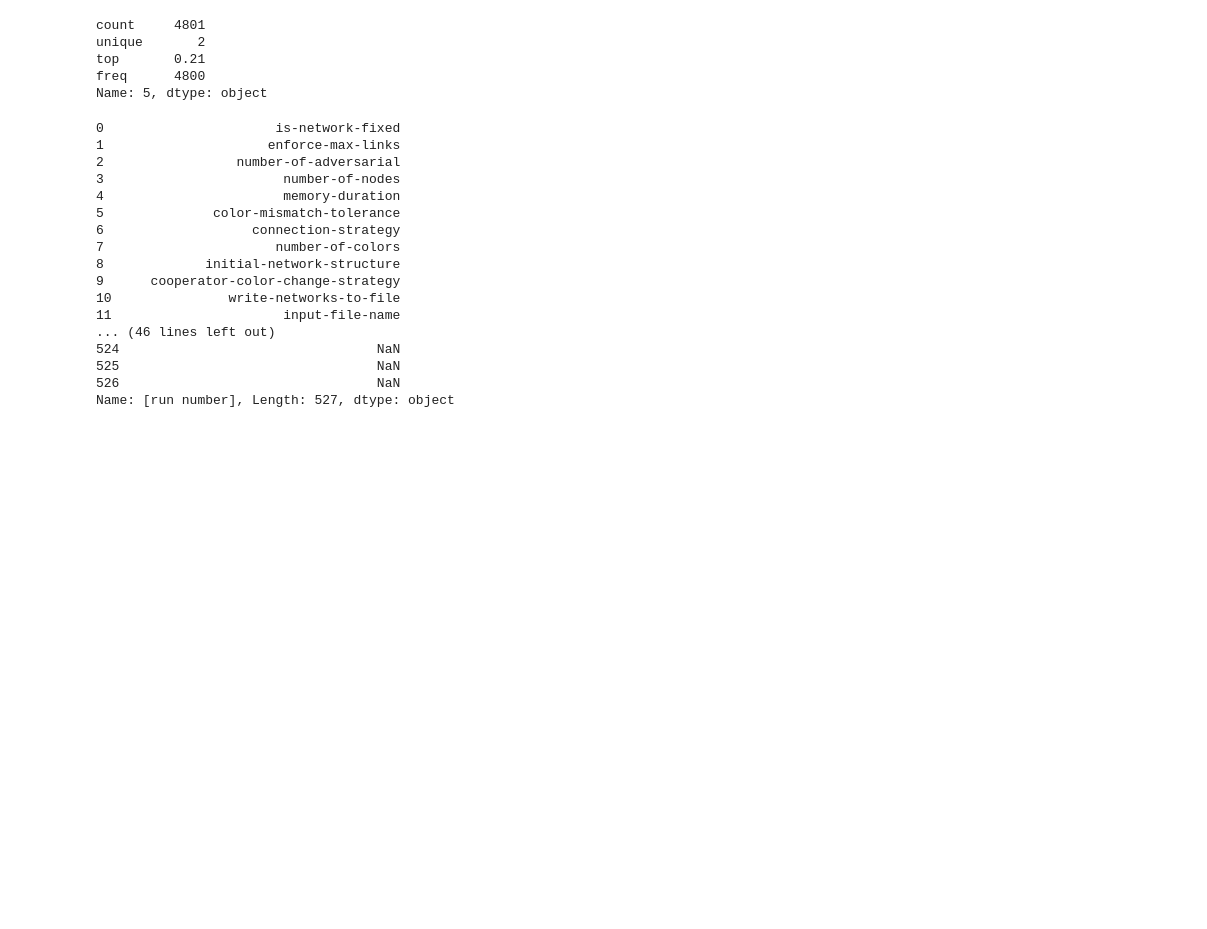
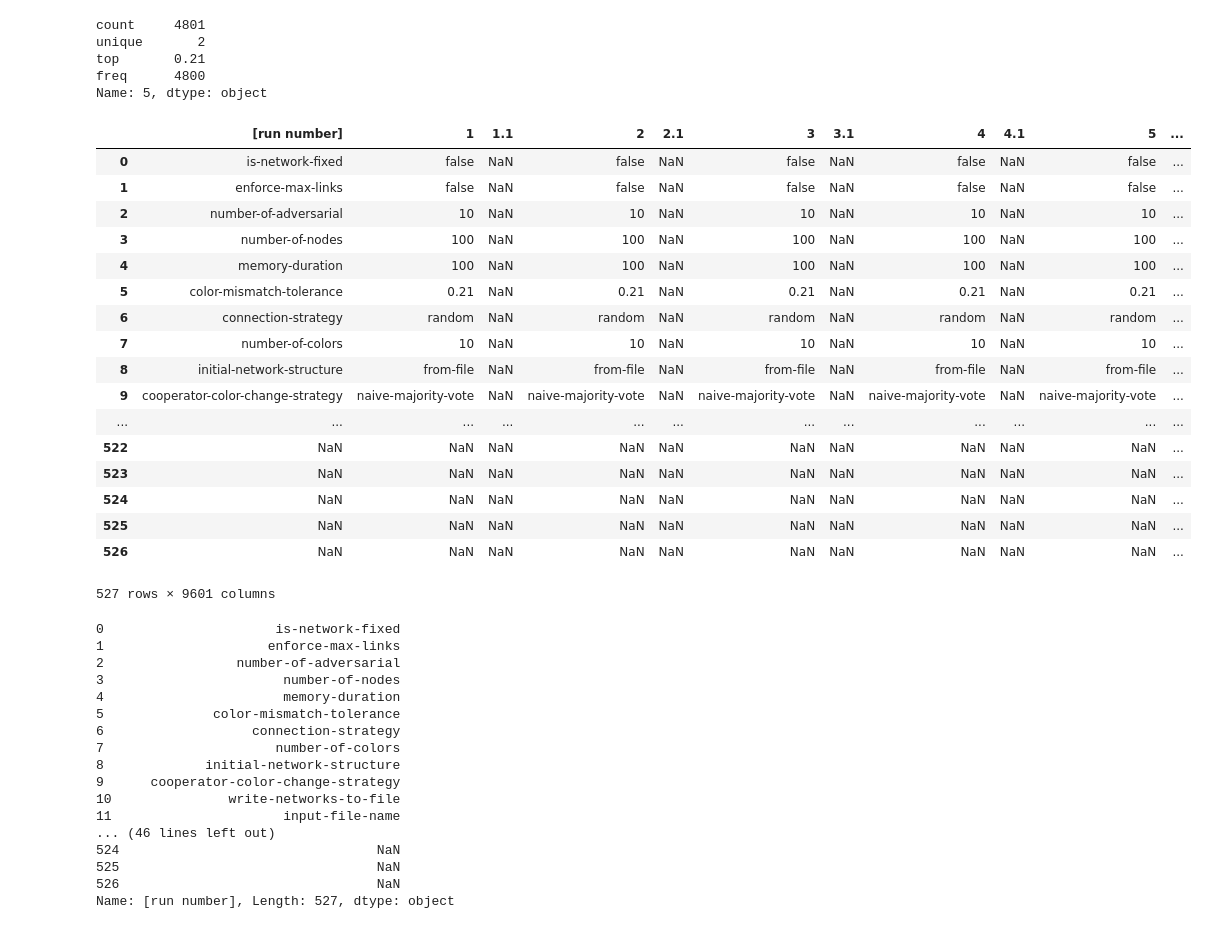
Before and after one commit to nicholson2208/mmss-thesis, a Jupyter notebook: SurvivalAnalysis.ipynb, the cells around one changed output. Cells and saved outputs as stored; diff of their text form; code cells hidden in the pictures; blank space fills up the shorter version.

```diff
--- a/SurvivalAnalysis.ipynb
+++ b/SurvivalAnalysis.ipynb
@@ -540,6 +623,27 @@ unique       2
 top       0.21
 freq      4800
 Name: 5, dtype: object
+# %%
+pd.read_csv("BehaviorSpace_output/cleaned_random_dis-spreadsheet.csv")
+# %% [output]
+|  | [run number] | 1 | 1.1 | 2 | 2.1 | 3 | 3.1 | 4 | 4.1 | 5 | ... |
+| 0 | is-network-fixed | false | NaN | false | NaN | false | NaN | false | NaN | false | ... |
+| 1 | enforce-max-links | false | NaN | false | NaN | false | NaN | false | NaN | false | ... |
+| 2 | number-of-adversarial | 10 | NaN | 10 | NaN | 10 | NaN | 10 | NaN | 10 | ... |
+| 3 | number-of-nodes | 100 | NaN | 100 | NaN | 100 | NaN | 100 | NaN | 100 | ... |
+| 4 | memory-duration | 100 | NaN | 100 | NaN | 100 | NaN | 100 | NaN | 100 | ... |
+| 5 | color-mismatch-tolerance | 0.21 | NaN | 0.21 | NaN | 0.21 | NaN | 0.21 | NaN | 0.21 | ... |
+| 6 | connection-strategy | random | NaN | random | NaN | random | NaN | random | NaN | random | ... |
+| 7 | number-of-colors | 10 | NaN | 10 | NaN | 10 | NaN | 10 | NaN | 10 | ... |
+| 8 | initial-network-structure | from-file | NaN | from-file | NaN | from-file | NaN | from-file | NaN | from-file | ... |
+| 9 | cooperator-color-change-strategy | naive-majority-vote | NaN | naive-majority-vote | NaN | naive-majority-vote | NaN | naive-majority-vote | NaN | naive-majority-vote | ... |
+| ... | ... | ... | ... | ... | ... | ... | ... | ... | ... | ... | ... |
+| 522 | NaN | NaN | NaN | NaN | NaN | NaN | NaN | NaN | NaN | NaN | ... |
+| 523 | NaN | NaN | NaN | NaN | NaN | NaN | NaN | NaN | NaN | NaN | ... |
+| 524 | NaN | NaN | NaN | NaN | NaN | NaN | NaN | NaN | NaN | NaN | ... |
+| 525 | NaN | NaN | NaN | NaN | NaN | NaN | NaN | NaN | NaN | NaN | ... |
+| 526 | NaN | NaN | NaN | NaN | NaN | NaN | NaN | NaN | NaN | NaN | ... |
+527 rows × 9601 columns
 # %%
 df.iloc[9, 0]
 # %% [output]
```
Also changed, not shown: parts of 4 cells of this notebook.
